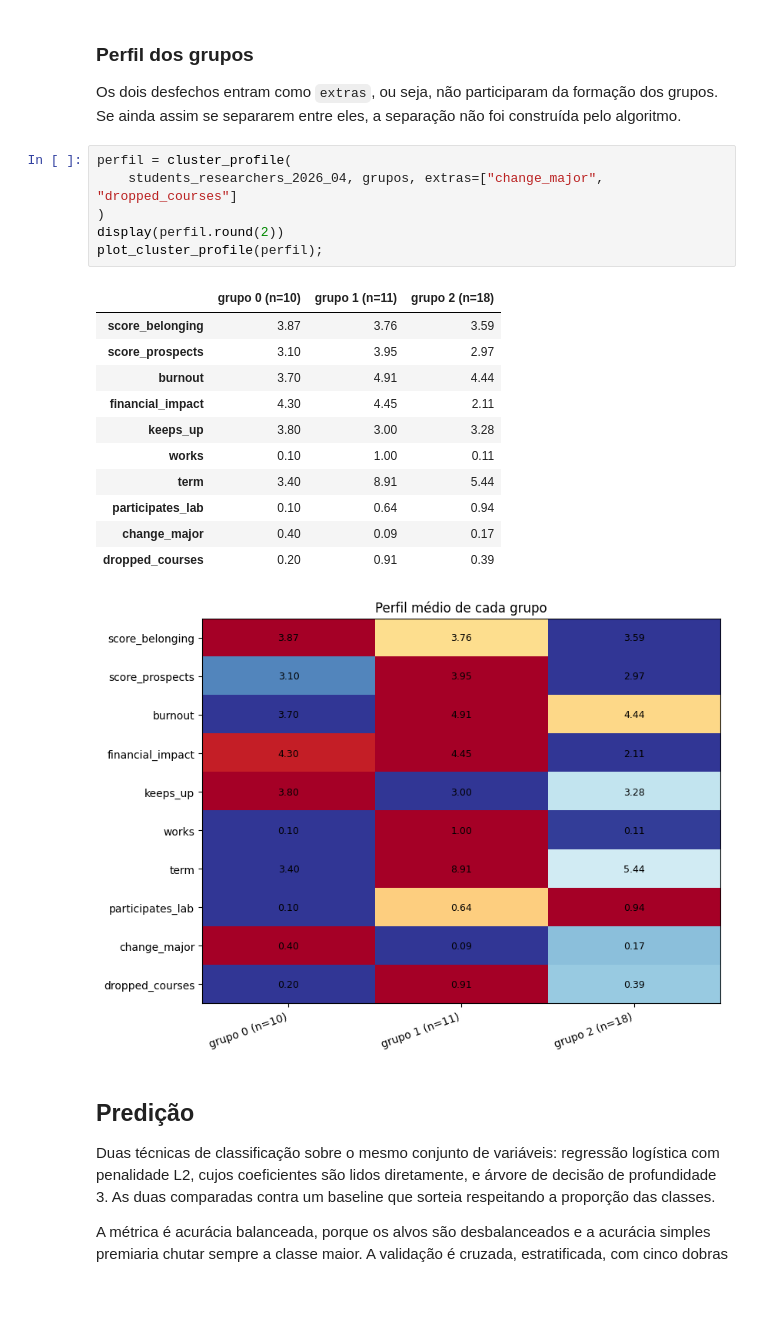
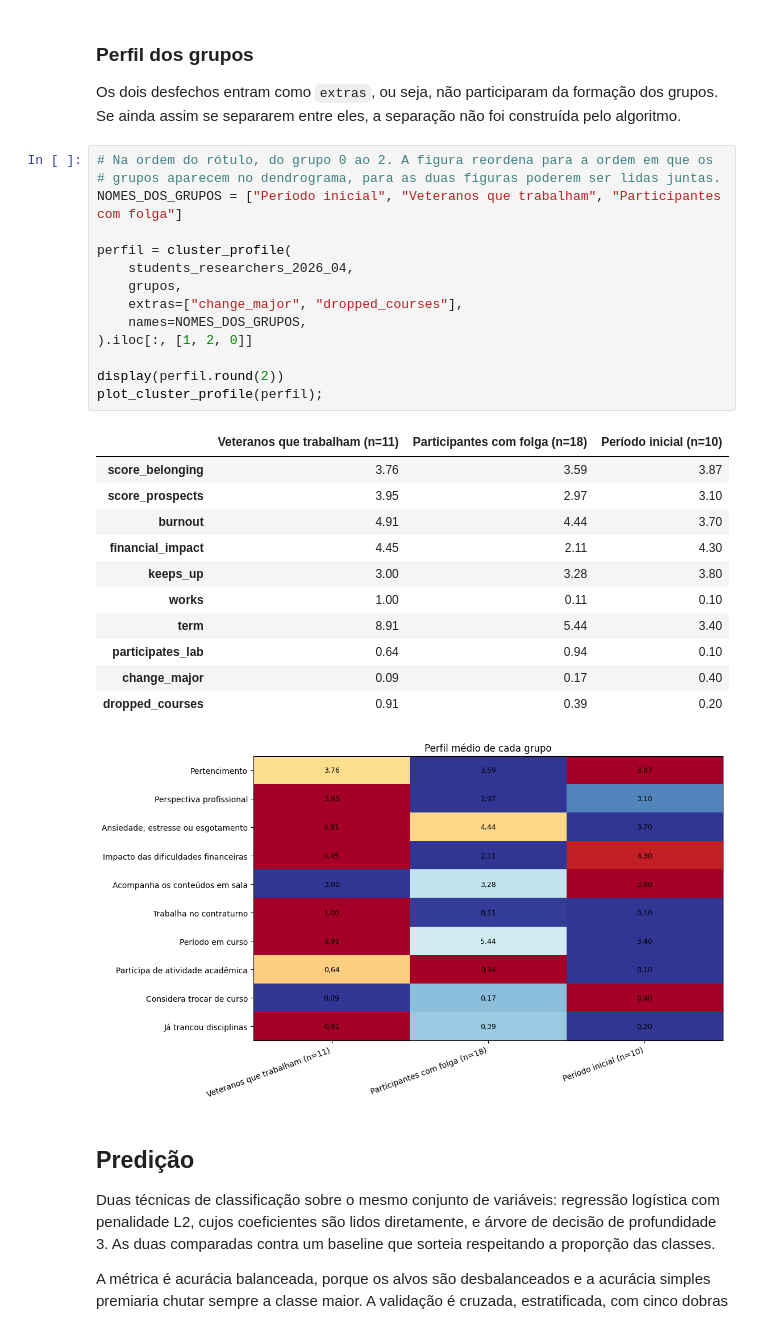
Before and after one commit to Gabriel-c0Nsp/analise-motivacao, a Jupyter notebook: analise-motivacao.ipynb, the cells around one changed output. Cells and saved outputs as stored; diff of their text form; blank space fills up the shorter version.

Commit message:
figuras em Times New Roman, corpo 10 e 300 dpi, sem título interno

```diff
--- a/analise-motivacao.ipynb
+++ b/analise-motivacao.ipynb
@@ -854,24 +859,32 @@ Os dois desfechos entram como `extras`, ou seja, não participaram da formação
 grupos. Se ainda assim se separarem entre eles, a separação não foi construída pelo
 algoritmo.
 # %%
+# Na ordem do rótulo, do grupo 0 ao 2. A figura reordena para a ordem em que os
+# grupos aparecem no dendrograma, para as duas figuras poderem ser lidas juntas.
+NOMES_DOS_GRUPOS = ["Período inicial", "Veteranos que trabalham", "Participantes com folga"]
+
 perfil = cluster_profile(
-    students_researchers_2026_04, grupos, extras=["change_major", "dropped_courses"]
-)
+    students_researchers_2026_04,
+    grupos,
+    extras=["change_major", "dropped_courses"],
+    names=NOMES_DOS_GRUPOS,
+).iloc[:, [1, 2, 0]]
+
 display(perfil.round(2))
 plot_cluster_profile(perfil);
 # %% [output]
-|  | grupo 0 (n=10) | grupo 1 (n=11) | grupo 2 (n=18) |
-| score_belonging | 3.87 | 3.76 | 3.59 |
-| score_prospects | 3.10 | 3.95 | 2.97 |
-| burnout | 3.70 | 4.91 | 4.44 |
-| financial_impact | 4.30 | 4.45 | 2.11 |
-| keeps_up | 3.80 | 3.00 | 3.28 |
-| works | 0.10 | 1.00 | 0.11 |
-| term | 3.40 | 8.91 | 5.44 |
-| participates_lab | 0.10 | 0.64 | 0.94 |
-| change_major | 0.40 | 0.09 | 0.17 |
-| dropped_courses | 0.20 | 0.91 | 0.39 |
+|  | Veteranos que trabalham (n=11) | Participantes com folga (n=18) | Período inicial (n=10) |
+| score_belonging | 3.76 | 3.59 | 3.87 |
+| score_prospects | 3.95 | 2.97 | 3.10 |
+| burnout | 4.91 | 4.44 | 3.70 |
+| financial_impact | 4.45 | 2.11 | 4.30 |
+| keeps_up | 3.00 | 3.28 | 3.80 |
+| works | 1.00 | 0.11 | 0.10 |
+| term | 8.91 | 5.44 | 3.40 |
+| participates_lab | 0.64 | 0.94 | 0.10 |
+| change_major | 0.09 | 0.17 | 0.40 |
+| dropped_courses | 0.91 | 0.39 | 0.20 |
-[figure, old version]
+[figure, new version]
 # %% [markdown]
 ## Predição
 
```
Also changed, not shown: parts of 1 cell of this notebook, 3 other files.
